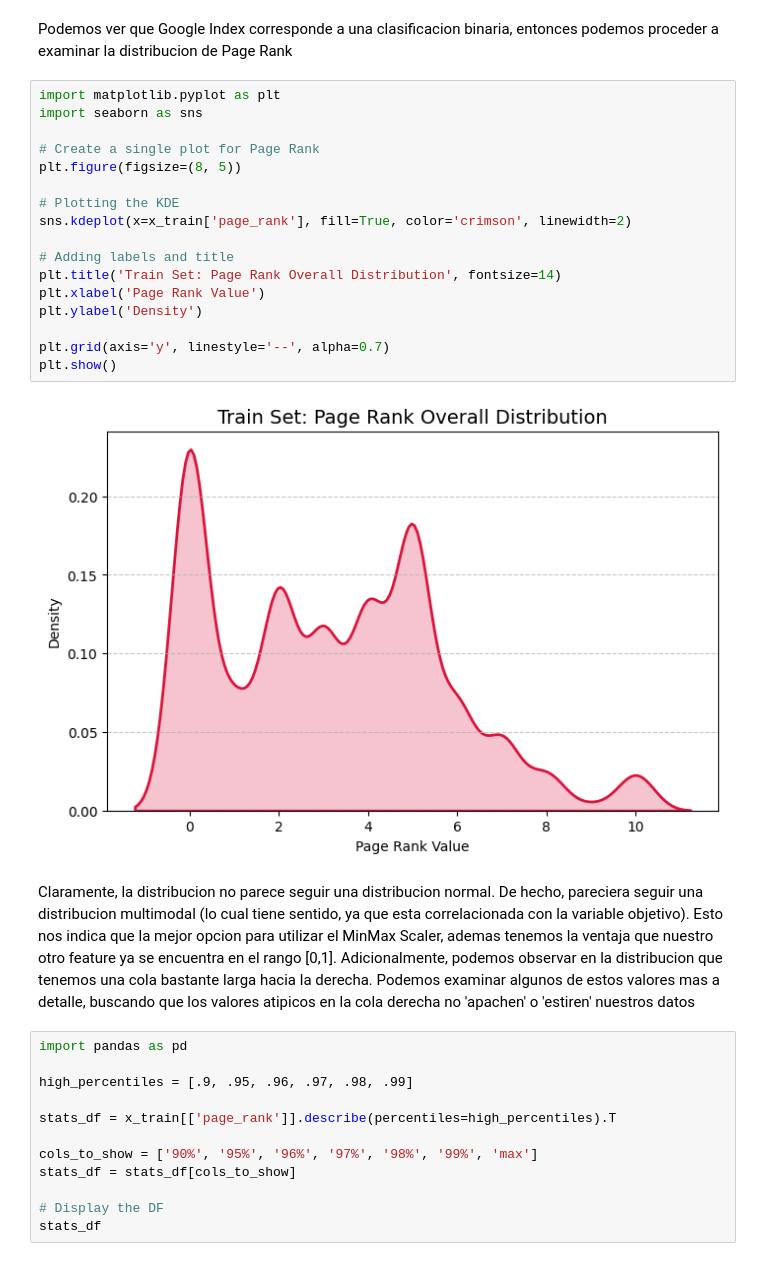
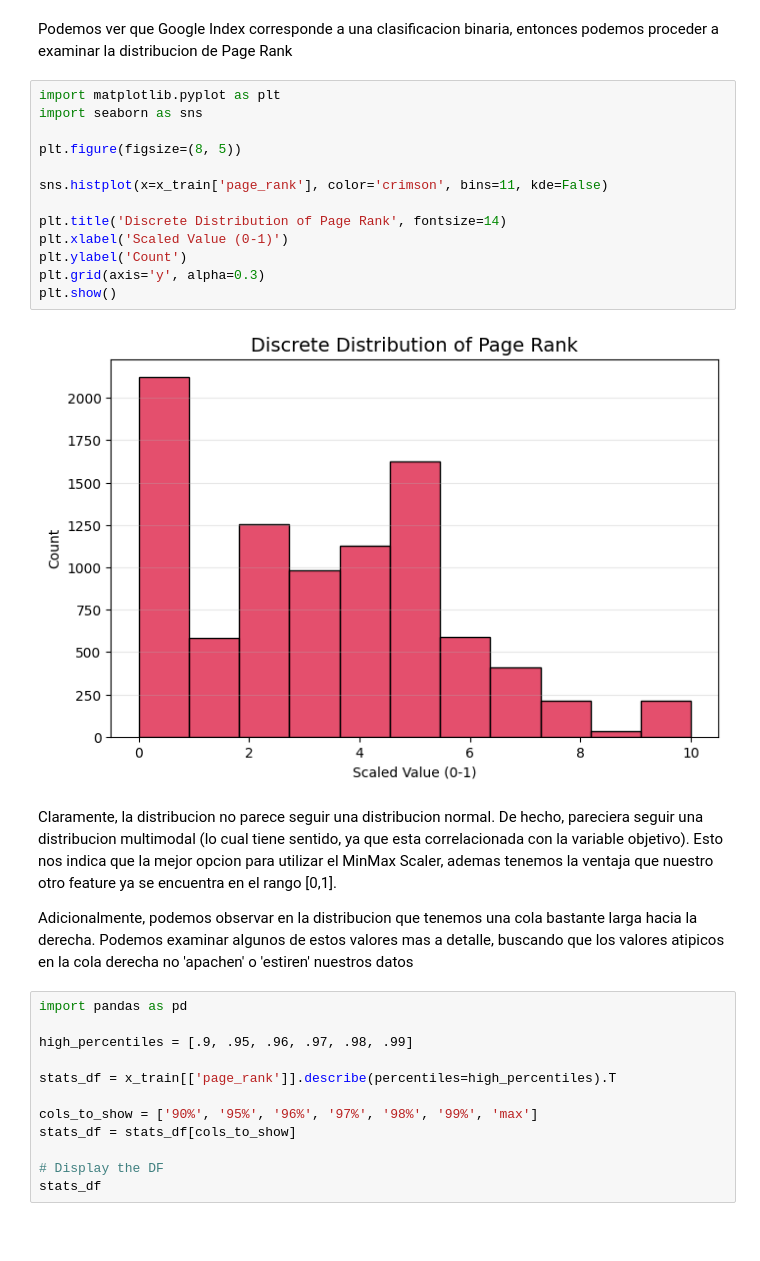
Before and after one commit to Jose-Merida-UVG/Artificial-Intelligence-CC3085, a Jupyter notebook: Lab-02/Notebook.ipynb, the cells around one changed output. Cells and saved outputs as stored; diff of their text form; blank space fills up the shorter version.

```diff
--- a/Lab-02/Notebook.ipynb
+++ b/Lab-02/Notebook.ipynb
@@ -150,24 +168,22 @@ Podemos ver que Google Index corresponde a una clasificacion binaria, entonces p
 # %%
 import matplotlib.pyplot as plt
 import seaborn as sns
 
-# Create a single plot for Page Rank
 plt.figure(figsize=(8, 5))
 
-# Plotting the KDE
-sns.kdeplot(x=x_train['page_rank'], fill=True, color='crimson', linewidth=2)
+sns.histplot(x=x_train['page_rank'], color='crimson', bins=11, kde=False)
 
-# Adding labels and title
-plt.title('Train Set: Page Rank Overall Distribution', fontsize=14)
-plt.xlabel('Page Rank Value')
-plt.ylabel('Density')
-
-plt.grid(axis='y', linestyle='--', alpha=0.7)
+plt.title('Discrete Distribution of Page Rank', fontsize=14)
+plt.xlabel('Scaled Value (0-1)')
+plt.ylabel('Count')
+plt.grid(axis='y', alpha=0.3)
 plt.show()
 # %% [output]
-[figure, old version]
+[figure, new version]
 # %% [markdown]
-Claramente, la distribucion no parece seguir una distribucion normal. De hecho, pareciera seguir una distribucion multimodal (lo cual tiene sentido, ya que esta correlacionada con la variable objetivo). Esto nos indica que la mejor opcion para utilizar el MinMax Scaler, ademas tenemos la ventaja que nuestro otro feature ya se encuentra en el rango [0,1]. Adicionalmente, podemos observar en la distribucion que tenemos una cola bastante larga hacia la derecha. Podemos examinar algunos de estos valores mas a detalle, buscando que los valores atipicos en la cola derecha no 'apachen' o 'estiren' nuestros datos
+Claramente, la distribucion no parece seguir una distribucion normal. De hecho, pareciera seguir una distribucion multimodal (lo cual tiene sentido, ya que esta correlacionada con la variable objetivo). Esto nos indica que la mejor opcion para utilizar el MinMax Scaler, ademas tenemos la ventaja que nuestro otro feature ya se encuentra en el rango [0,1].
+
+Adicionalmente, podemos observar en la distribucion que tenemos una cola bastante larga hacia la derecha. Podemos examinar algunos de estos valores mas a detalle, buscando que los valores atipicos en la cola derecha no 'apachen' o 'estiren' nuestros datos
 # %%
 import pandas as pd
 
```
Also changed, not shown: parts of 13 cells of this notebook, 1 other file.
